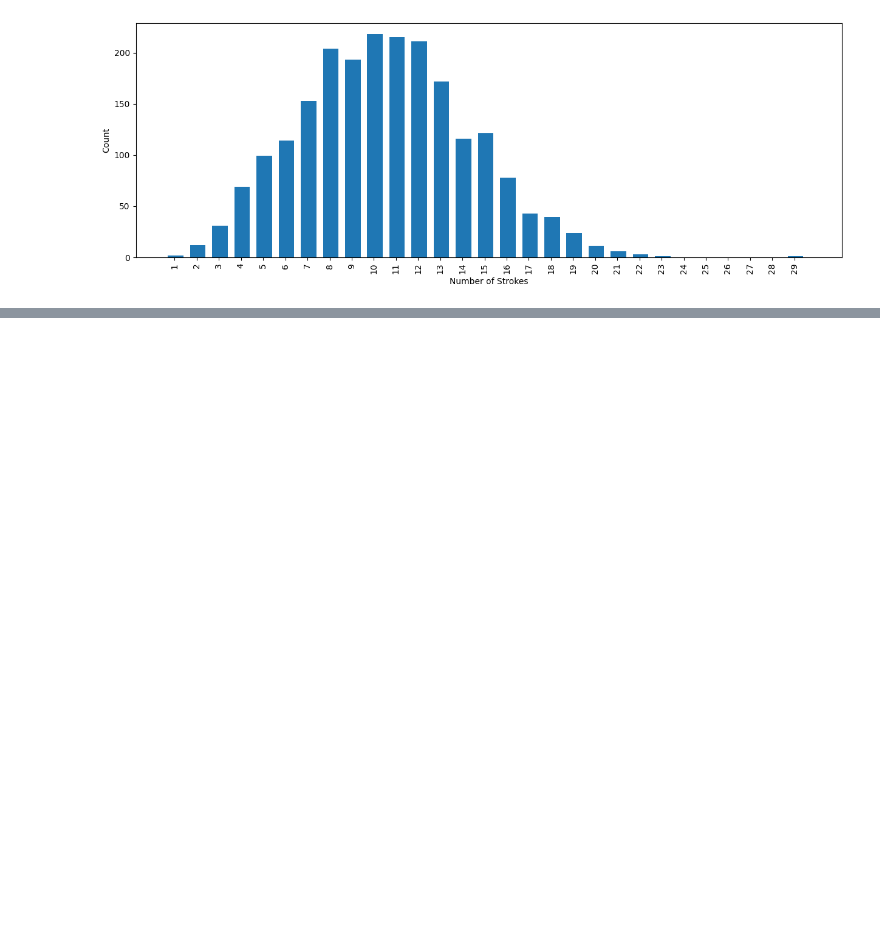
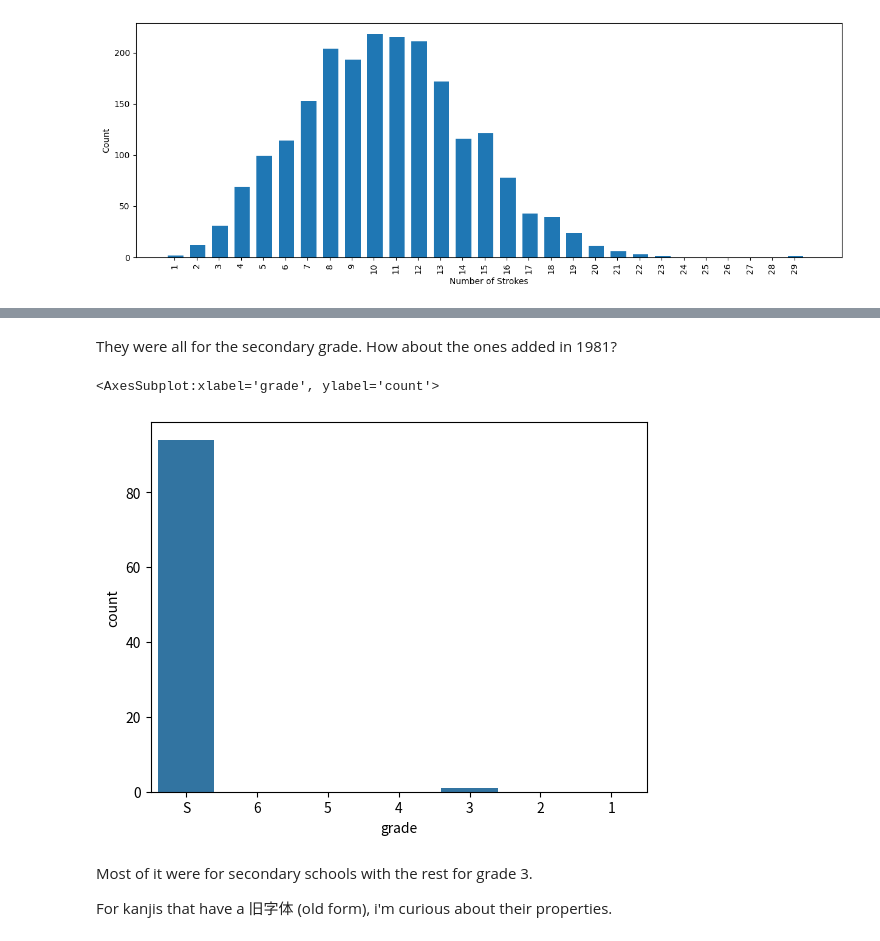
Before and after one commit to NajibAdan/Jouyou_Kanji_Analysis, a Jupyter notebook: exploration.ipynb, the cells around one changed output, grey strips where cells are left out. Saved outputs shown, nothing was run; the diff lists cells and outputs as text; code cells hidden in the pictures; blank space fills up the shorter version.

```diff
--- a/exploration.ipynb
+++ b/exploration.ipynb
@@ -183,0 +189,12 @@ Name: radical, dtype: int64
+# %% [markdown]
+They were all for the secondary grade. How about the ones added in 1981?
+# %%
+eighty_one = joyo_df.query('year_added == 1981')
+sb.countplot(data=eighty_one,x='grade',color=base_color)
+# %% [output]
+<AxesSubplot:xlabel='grade', ylabel='count'>
+[figure, added]
+# %% [markdown]
+Most of it were for secondary schools with the rest for grade 3.
+
+For kanjis that have a 旧字体 (old form), i'm curious about their properties.
```
Also changed, not shown: parts of 23 cells of this notebook, 1 other file.
